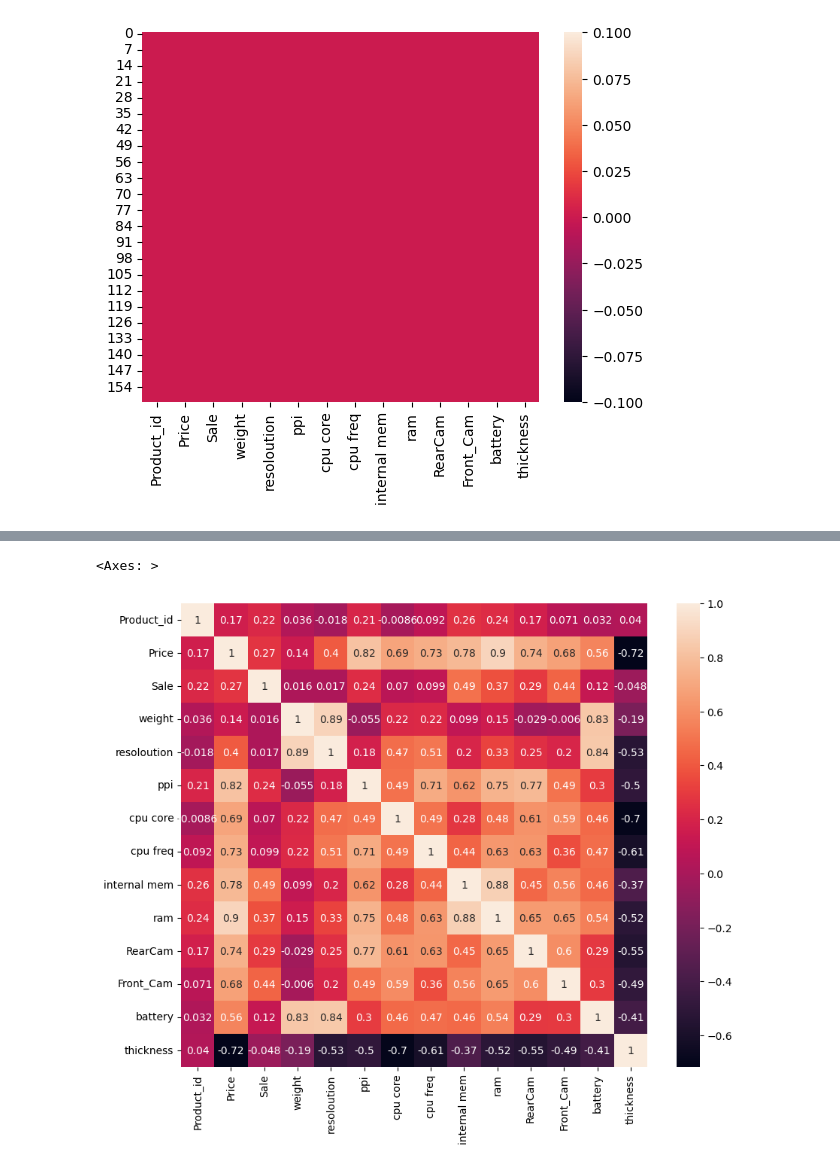
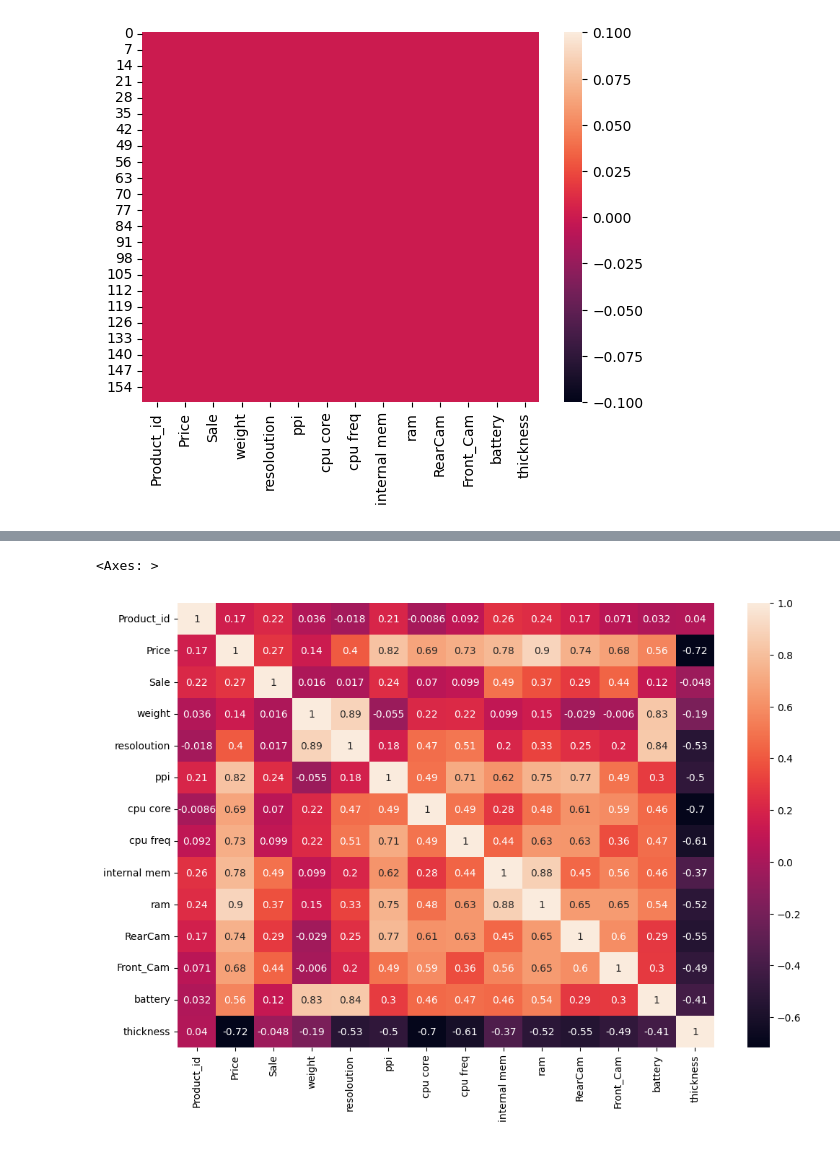
Before and after one commit to NisaAP/stream-ponsel, a Jupyter notebook: estimasi.ipynb, the cells around one changed output, grey strips where cells are left out. Drawn from its saved outputs; the diff is of its cells as text; code cells hidden in the pictures.

```diff
--- a/estimasi.ipynb
+++ b/estimasi.ipynb
@@ -80,8 +96,8 @@ df.describe()
 | 75% | 1026.000000 | 2744.000000 | 382.000000 | 170.000000 | 5.500000 | 428.000000 | 8.000000 | 1.875000 | 32.000000 | ... |
 | max | 1339.000000 | 4361.000000 | 9807.000000 | 753.000000 | 12.200000 | 806.000000 | 8.000000 | 2.700000 | 128.000000 | ... |
 # %%
-plt.figure(figsize=(10,8))
+plt.figure(figsize=(12,8))
 sns.heatmap(df.corr(),annot=True)
 # %% [output]
 <Axes: >
-[figure, old version]
+[figure, new version]
```
Also changed, not shown: parts of 10 cells of this notebook.
